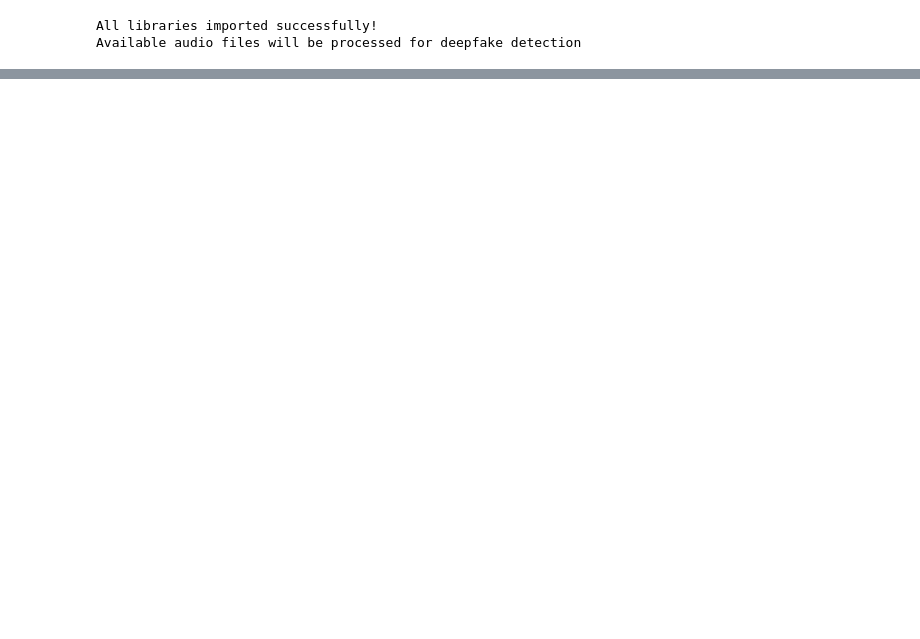
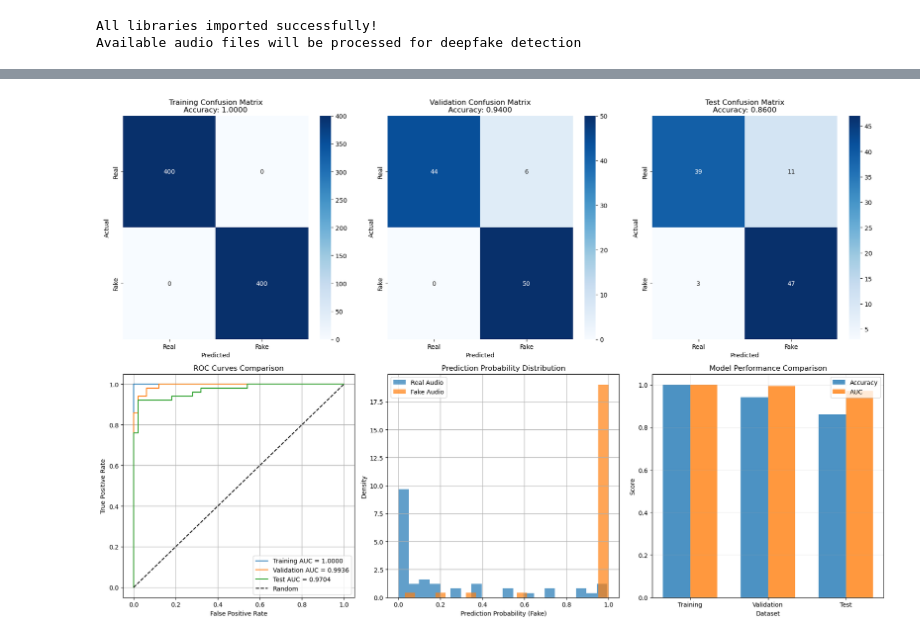
Before and after one commit to JanRei233/Echo-Reveal, a Jupyter notebook: echo_reveal.ipynb, the cells around one changed output, grey strips where cells are left out. Saved outputs shown, nothing was run; the diff lists cells and outputs as text; code cells hidden in the pictures; blank space fills up the shorter version.

```diff
--- a/echo_reveal.ipynb
+++ b/echo_reveal.ipynb
@@ -1218,0 +535,81 @@ print("The system is ready for deployment and real-world usage.")
+# %%
+# Cell 10: Confusion Matrix and ROC Curve Analysis
+# Create comprehensive evaluation plots
+fig, axes = plt.subplots(2, 3, figsize=(18, 12))
+
+# Confusion Matrix - Training
+cm_train = confusion_matrix(y_train, y_train_pred)
+sns.heatmap(cm_train, annot=True, fmt='d', cmap='Blues',
+            xticklabels=['Real', 'Fake'], yticklabels=['Real', 'Fake'], ax=axes[0, 0])
+axes[0, 0].set_title(f'Training Confusion Matrix\nAccuracy: {train_accuracy:.4f}')
+axes[0, 0].set_xlabel('Predicted')
+axes[0, 0].set_ylabel('Actual')
+
+# Confusion Matrix - Validation
+cm_val = confusion_matrix(y_val, y_val_pred)
+sns.heatmap(cm_val, annot=True, fmt='d', cmap='Blues',
+            xticklabels=['Real', 'Fake'], yticklabels=['Real', 'Fake'], ax=axes[0, 1])
+axes[0, 1].set_title(f'Validation Confusion Matrix\nAccuracy: {val_accuracy:.4f}')
+axes[0, 1].set_xlabel('Predicted')
+axes[0, 1].set_ylabel('Actual')
+
+# Confusion Matrix - Test
+cm_test = confusion_matrix(y_test, y_test_pred)
+sns.heatmap(cm_test, annot=True, fmt='d', cmap='Blues',
+            xticklabels=['Real', 'Fake'], yticklabels=['Real', 'Fake'], ax=axes[0, 2])
+axes[0, 2].set_title(f'Test Confusion Matrix\nAccuracy: {test_accuracy:.4f}')
+axes[0, 2].set_xlabel('Predicted')
+axes[0, 2].set_ylabel('Actual')
+
+# ROC Curves
+fpr_train, tpr_train, _ = roc_curve(y_train, y_train_prob)
+fpr_val, tpr_val, _ = roc_curve(y_val, y_val_prob)
+fpr_test, tpr_test, _ = roc_curve(y_test, y_test_prob)
+
+auc_train = auc(fpr_train, tpr_train)
+auc_val = auc(fpr_val, tpr_val)
+auc_test = auc(fpr_test, tpr_test)
+
+axes[1, 0].plot(fpr_train, tpr_train, label=f'Training AUC = {auc_train:.4f}')
+axes[1, 0].plot(fpr_val, tpr_val, label=f'Validation AUC = {auc_val:.4f}')
+axes[1, 0].plot(fpr_test, tpr_test, label=f'Test AUC = {auc_test:.4f}')
+axes[1, 0].plot([0, 1], [0, 1], 'k--', label='Random')
+axes[1, 0].set_xlabel('False Positive Rate')
+axes[1, 0].set_ylabel('True Positive Rate')
+axes[1, 0].set_title('ROC Curves Comparison')
+axes[1, 0].legend()
+axes[1, 0].grid(True)
+
+# Prediction Probability Distribution
+axes[1, 1].hist(y_test_prob[y_test == 0], bins=20, alpha=0.7, label='Real Audio', density=True)
+axes[1, 1].hist(y_test_prob[y_test == 1], bins=20, alpha=0.7, label='Fake Audio', density=True)
+axes[1, 1].set_xlabel('Prediction Probability (Fake)')
+axes[1, 1].set_ylabel('Density')
+axes[1, 1].set_title('Prediction Probability Distribution')
+axes[1, 1].legend()
+axes[1, 1].grid(True)
+
+# Model Performance Comparison
+performance_metrics = {
+    'Dataset': ['Training', 'Validation', 'Test'],
+    'Accuracy': [train_accuracy, val_accuracy, test_accuracy],
+    'AUC': [auc_train, auc_val, auc_test]
+}
+
+x_pos = np.arange(len(performance_metrics['Dataset']))
+width = 0.35
+
+axes[1, 2].bar(x_pos - width/2, performance_metrics['Accuracy'], width, label='Accuracy', alpha=0.8)
+axes[1, 2].bar(x_pos + width/2, performance_metrics['AUC'], width, label='AUC', alpha=0.8)
+axes[1, 2].set_xlabel('Dataset')
+axes[1, 2].set_ylabel('Score')
+axes[1, 2].set_title('Model Performance Comparison')
+axes[1, 2].set_xticks(x_pos)
+axes[1, 2].set_xticklabels(performance_metrics['Dataset'])
+axes[1, 2].legend()
+axes[1, 2].grid(True, alpha=0.3)
+
+plt.tight_layout()
+plt.show()
+# %% [output]
+[figure, added]
```
Also changed, not shown: parts of 35 cells of this notebook.
